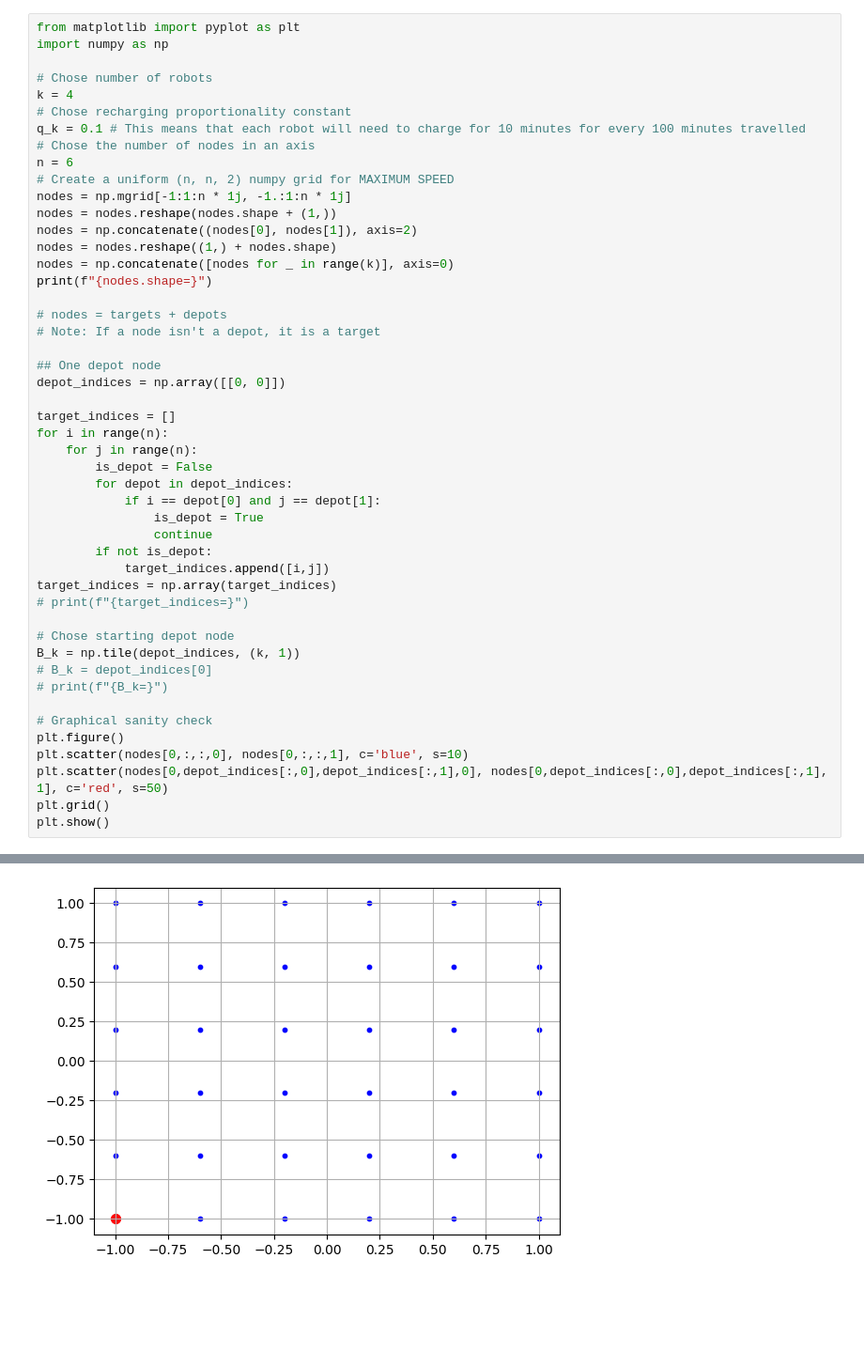
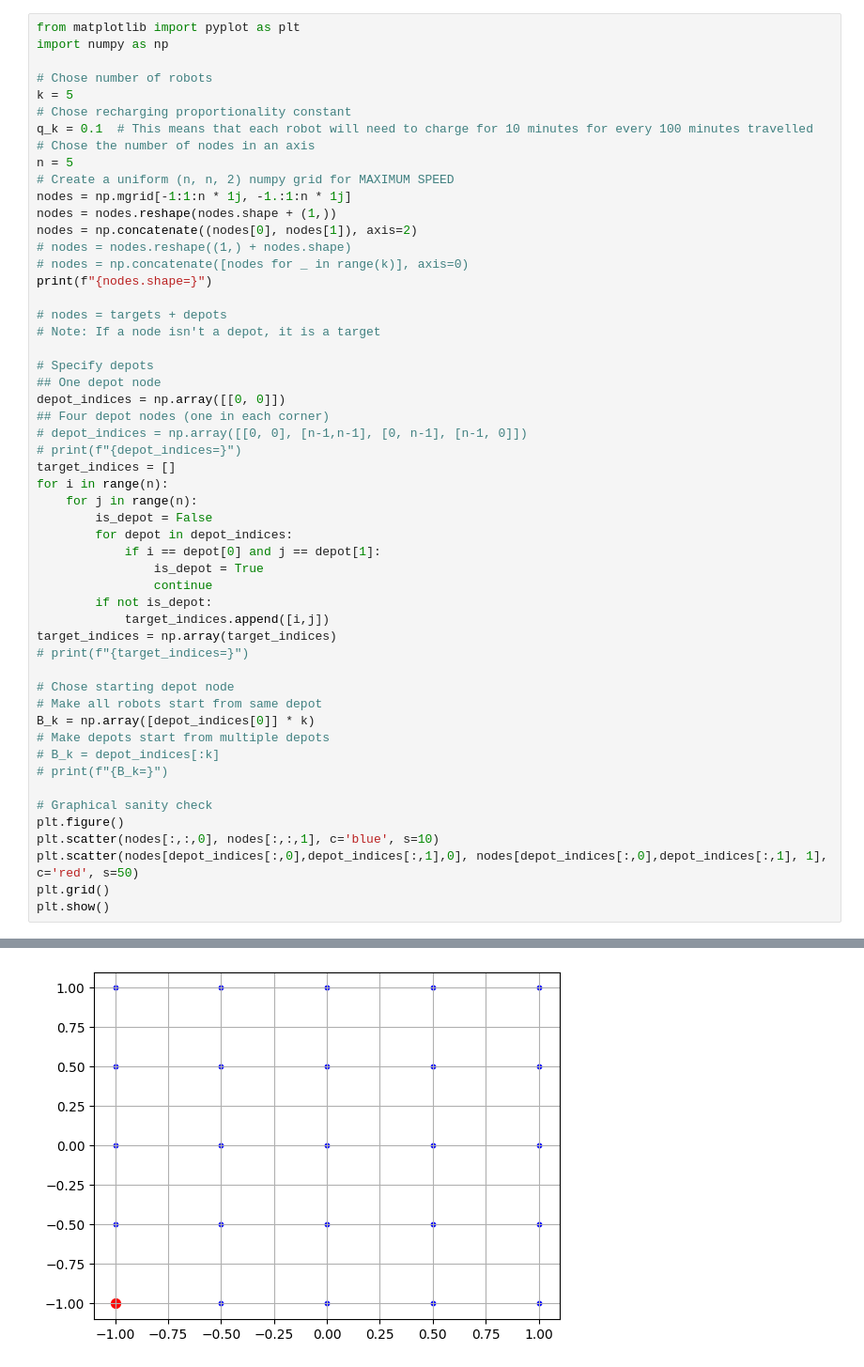
Before and after one commit to nestlab-bae-mqp-2024/mrpcp-solvers, a Jupyter notebook: jupyter/2015_mrpcp/Samara_2015_mrpcp_2.ipynb, the cells around one changed output, grey strips where cells are left out. Shown at 94% size. Saved outputs shown, nothing was run; the diff lists cells and outputs as text; blank space fills up the shorter version.

```diff
--- a/jupyter/2015_mrpcp/Samara_2015_mrpcp_2.ipynb
+++ b/jupyter/2015_mrpcp/Samara_2015_mrpcp_2.ipynb
@@ -3,25 +3,28 @@ from matplotlib import pyplot as plt
 import numpy as np
 
 # Chose number of robots
-k = 4
+k = 5
 # Chose recharging proportionality constant
-q_k = 0.1 # This means that each robot will need to charge for 10 minutes for every 100 minutes travelled
+q_k = 0.1  # This means that each robot will need to charge for 10 minutes for every 100 minutes travelled
 # Chose the number of nodes in an axis
-n = 6
+n = 5
 # Create a uniform (n, n, 2) numpy grid for MAXIMUM SPEED
 nodes = np.mgrid[-1:1:n * 1j, -1.:1:n * 1j]
 nodes = nodes.reshape(nodes.shape + (1,))
 nodes = np.concatenate((nodes[0], nodes[1]), axis=2)
-nodes = nodes.reshape((1,) + nodes.shape)
-nodes = np.concatenate([nodes for _ in range(k)], axis=0)
+# nodes = nodes.reshape((1,) + nodes.shape)
+# nodes = np.concatenate([nodes for _ in range(k)], axis=0)
 print(f"{nodes.shape=}")
 
 # nodes = targets + depots
 # Note: If a node isn't a depot, it is a target
 
+# Specify depots
 ## One depot node
 depot_indices = np.array([[0, 0]])
-
+## Four depot nodes (one in each corner)
+# depot_indices = np.array([[0, 0], [n-1,n-1], [0, n-1], [n-1, 0]])
+# print(f"{depot_indices=}")
 target_indices = []
 for i in range(n):
     for j in range(n):
@@ -36,14 +39,16 @@ target_indices = np.array(target_indices)
 # print(f"{target_indices=}")
 
 # Chose starting depot node
-B_k = np.tile(depot_indices, (k, 1))
-# B_k = depot_indices[0]
+# Make all robots start from same depot
+B_k = np.array([depot_indices[0]] * k)
+# Make depots start from multiple depots
+# B_k = depot_indices[:k]
 # print(f"{B_k=}")
 
 # Graphical sanity check
 plt.figure()
-plt.scatter(nodes[0,:,:,0], nodes[0,:,:,1], c='blue', s=10)
-plt.scatter(nodes[0,depot_indices[:,0],depot_indices[:,1],0], nodes[0,depot_indices[:,0],depot_indices[:,1], 1], c='red', s=50)
+plt.scatter(nodes[:,:,0], nodes[:,:,1], c='blue', s=10)
+plt.scatter(nodes[depot_indices[:,0],depot_indices[:,1],0], nodes[depot_indices[:,0],depot_indices[:,1], 1], c='red', s=50)
 plt.grid()
 plt.show()
 # %% [output]
@@ -51,4 +56,4 @@ nodes.shape=(4, 6, 6, 2)
-[figure, old version]
+[figure, new version]
 # %%
 import itertools
 
```
Also changed, not shown: parts of 12 cells of this notebook, 2 other files.
